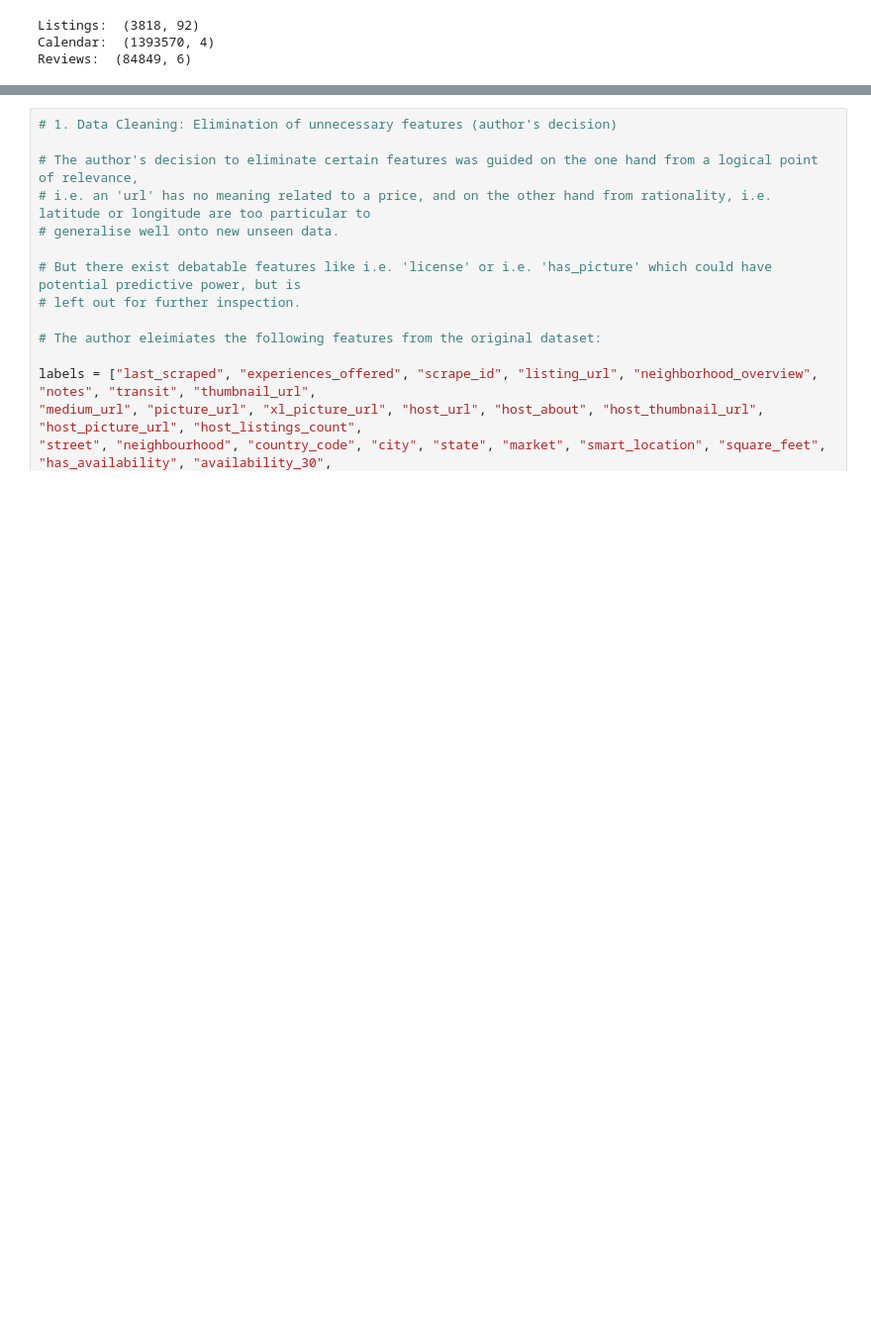
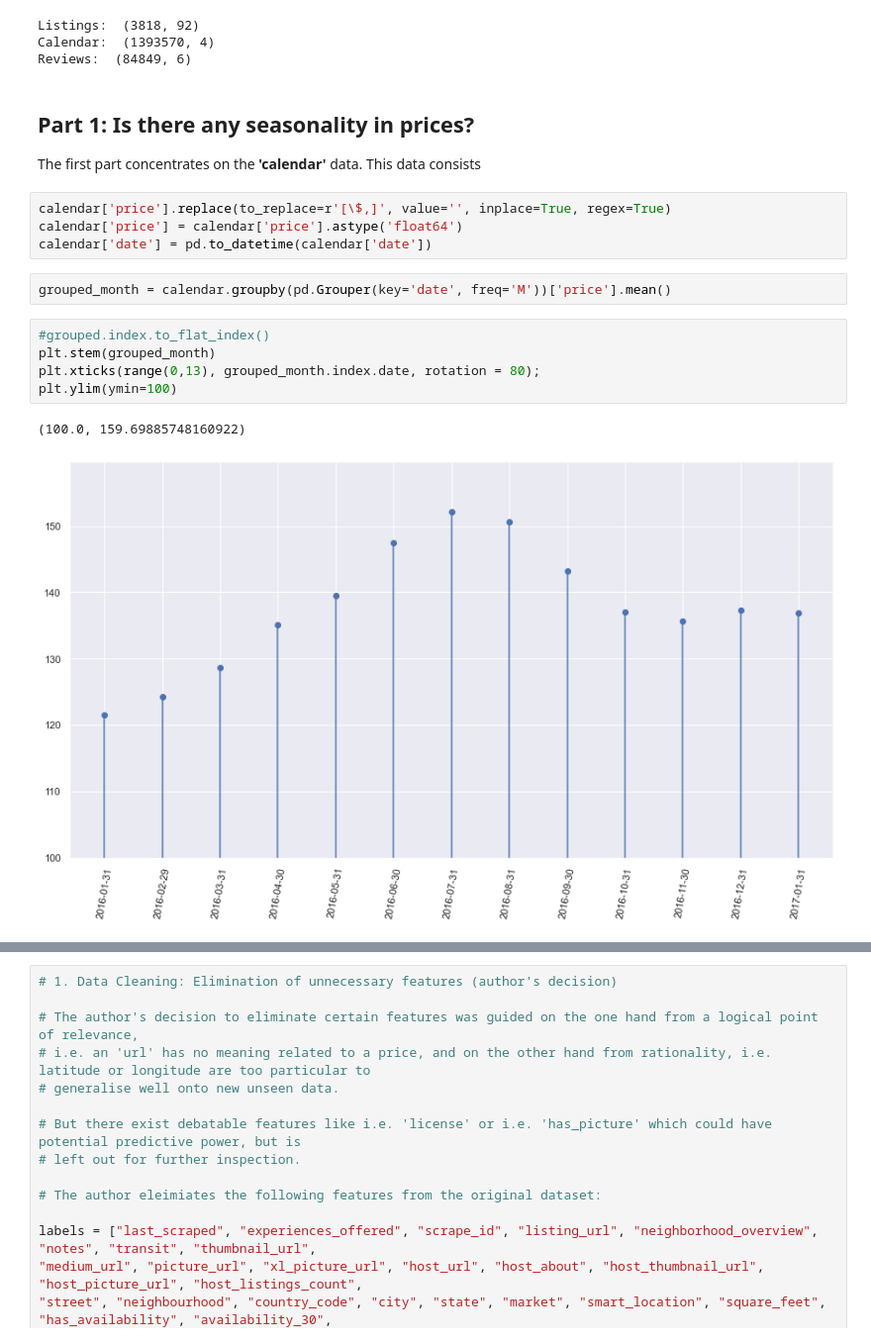
Before and after one commit to hsrsec/project1, a Jupyter notebook: Seattle_airbnb.ipynb, the cells around one changed output, grey strips where cells are left out. Shown at 99% size. Drawn from its saved outputs; the diff is of its cells as text; blank space fills up the shorter version.

Commit message:
Added part 1

```diff
--- a/Seattle_airbnb.ipynb
+++ b/Seattle_airbnb.ipynb
@@ -34,4 +34,22 @@ print("Reviews: ", reviews.shape)
 Listings:  (3818, 92)
 Calendar:  (1393570, 4)
 Reviews:  (84849, 6)
+# %% [markdown]
+## Part 1: Is there any seasonality in prices?
+
+The first part concentrates on the **'calendar'** data. This data consists
+# %%
+calendar['price'].replace(to_replace=r'[\$,]', value='', inplace=True, regex=True)
+calendar['price'] = calendar['price'].astype('float64')
+calendar['date'] = pd.to_datetime(calendar['date'])
+# %%
+grouped_month = calendar.groupby(pd.Grouper(key='date', freq='M'))['price'].mean()
+# %%
+#grouped.index.to_flat_index()
+plt.stem(grouped_month)
+plt.xticks(range(0,13), grouped_month.index.date, rotation = 80);
+plt.ylim(ymin=100)
+# %% [output]
+(100.0, 159.69885748160922)
+[figure, added]
 # %% [markdown]
```
Also changed, not shown: parts of 2 cells of this notebook.
